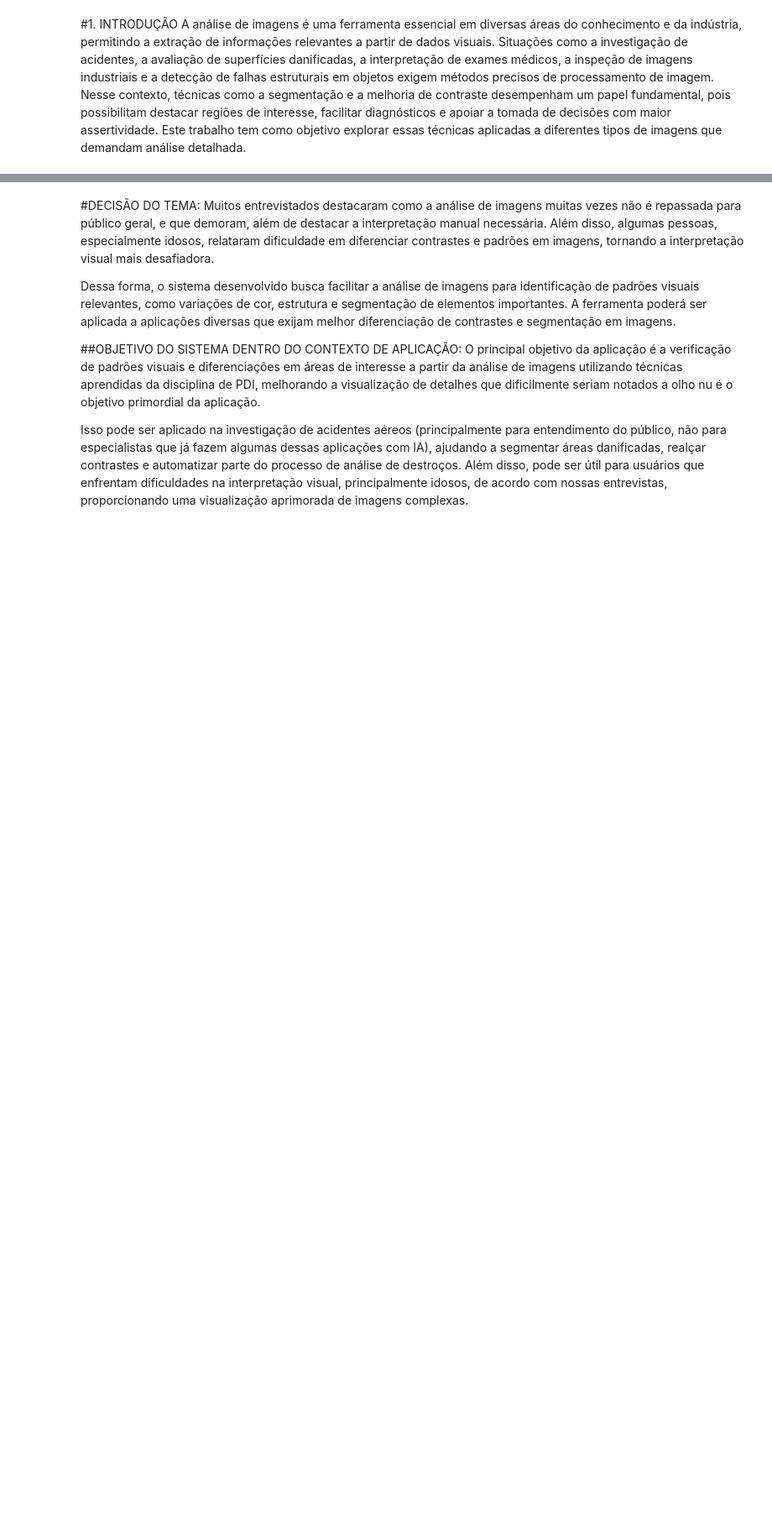
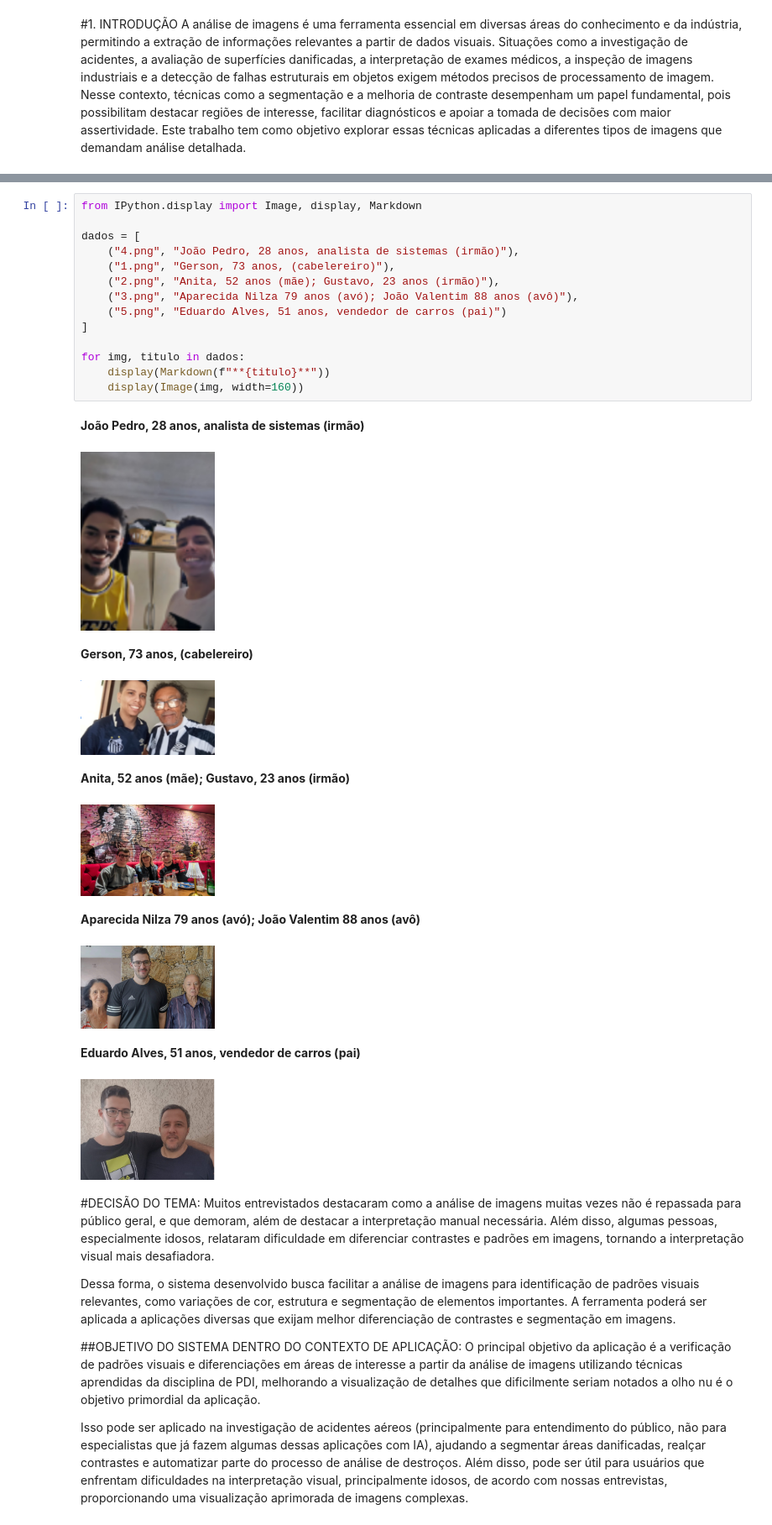
Before and after one commit to LeonOliveir4/ProjetoFinal_PDI, a Jupyter notebook: DEMO/Relatório_Final.ipynb, the cells around one changed output, grey strips where cells are left out. Shown at 84% size. Cells and saved outputs as stored; diff of their text form; blank space fills up the shorter version.

Commit message:
entrega imagens relatorio

```diff
--- a/DEMO/Relatório_Final.ipynb
+++ b/DEMO/Relatório_Final.ipynb
@@ -58,3 +61,28 @@ E: “Isso! Às vezes na hora de colocar as informações do carro no sistema, a
+# %%
+from IPython.display import Image, display, Markdown
+
+dados = [
+    ("4.png", "João Pedro, 28 anos, analista de sistemas (irmão)"),
+    ("1.png", "Gerson, 73 anos, (cabelereiro)"),
+    ("2.png", "Anita, 52 anos (mãe); Gustavo, 23 anos (irmão)"),
+    ("3.png", "Aparecida Nilza 79 anos (avó); João Valentim 88 anos (avô)"),
+    ("5.png", "Eduardo Alves, 51 anos, vendedor de carros (pai)")
+]
+
+for img, titulo in dados:
+    display(Markdown(f"**{titulo}**"))
+    display(Image(img, width=160))
+# %% [output]
+**João Pedro, 28 anos, analista de sistemas (irmão)**
+[figure, added]
+**Gerson, 73 anos, (cabelereiro)**
+[figure, added]
+**Anita, 52 anos (mãe); Gustavo, 23 anos (irmão)**
+[figure, added]
+**Aparecida Nilza 79 anos (avó); João Valentim 88 anos (avô)**
+[figure, added]
+**Eduardo Alves, 51 anos, vendedor de carros (pai)**
+[figure, added]
 # %% [markdown]
 #DECISÃO DO TEMA:
 Muitos entrevistados destacaram como a análise de imagens muitas vezes não é repassada para público geral, e que demoram, além de destacar a interpretação manual necessária. Além disso, algumas pessoas, especialmente idosos, relataram dificuldade em diferenciar contrastes e padrões em imagens, tornando a interpretação visual mais desafiadora.
```
Also changed, not shown: parts of 13 cells of this notebook, 16 other files.
